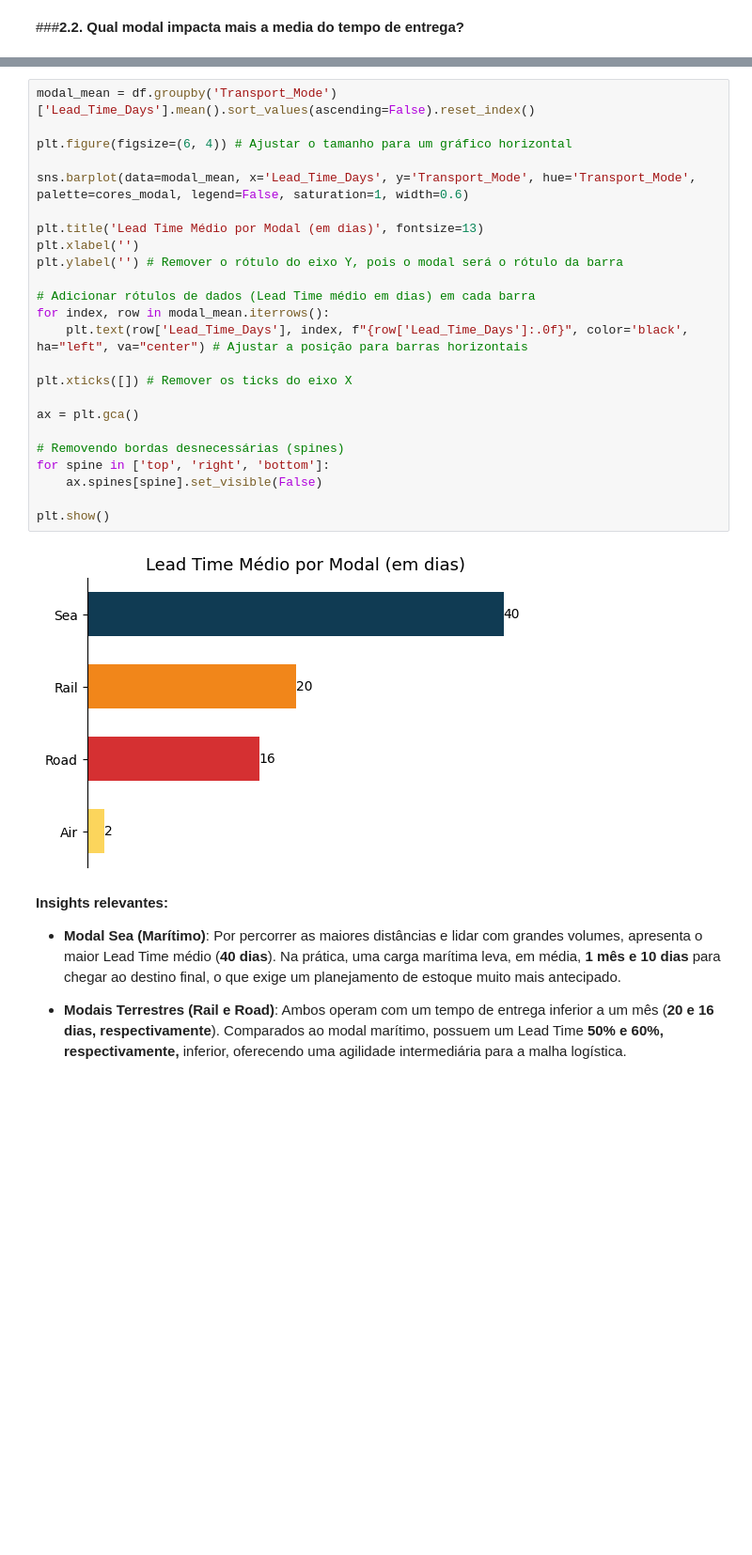
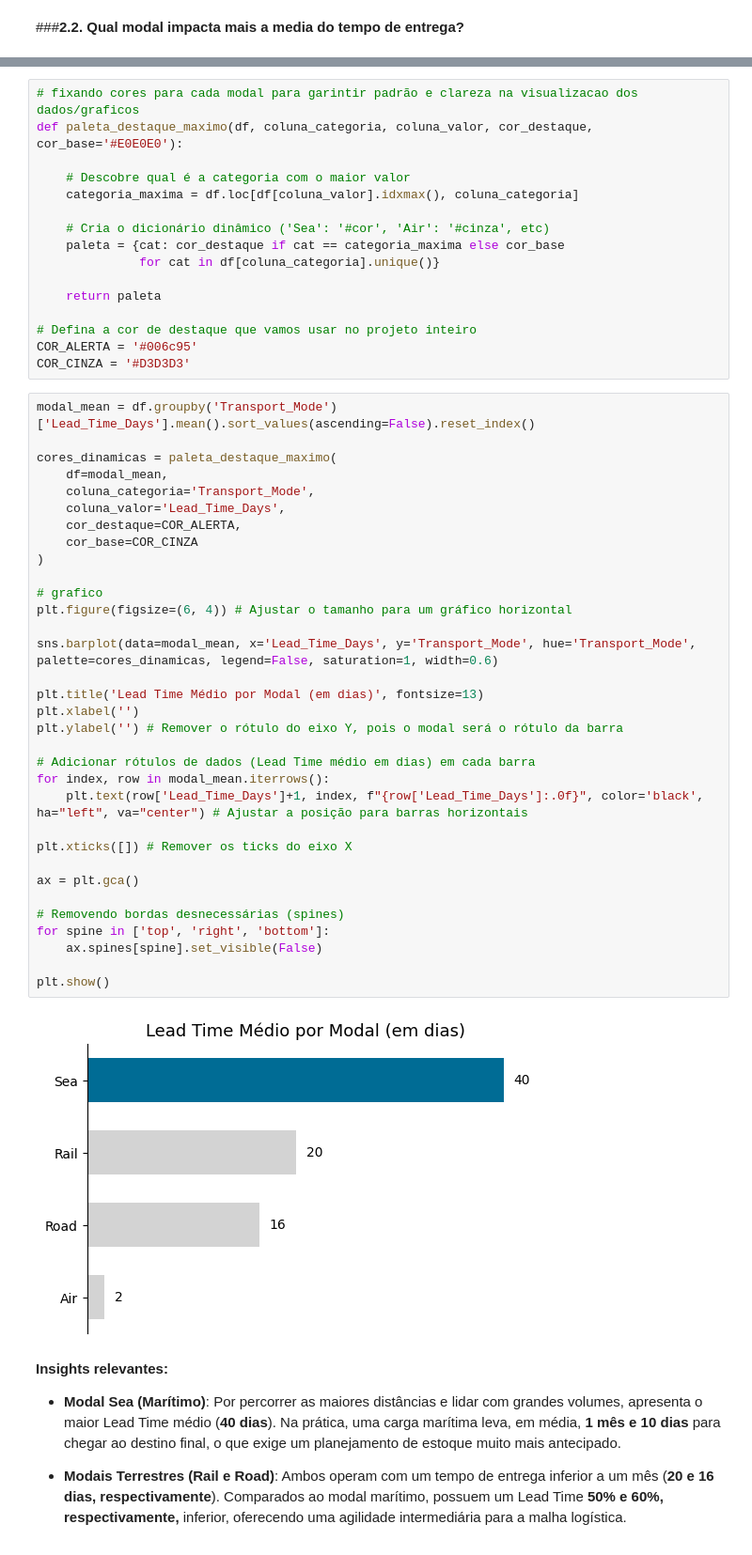
Before and after one commit to juliafarah/MVP_Data_Analysis, a Jupyter notebook: MVP_Data_Analysis.ipynb, the cells around one changed output, grey strips where cells are left out. Shown at 94% size. Drawn from its saved outputs; the diff is of its cells as text; blank space fills up the shorter version.

```diff
--- a/MVP_Data_Analysis.ipynb
+++ b/MVP_Data_Analysis.ipynb
@@ -476,29 +468,54 @@ cores_modal = {
+# %%
+# fixando cores para cada modal para garintir padrão e clareza na visualizacao dos dados/graficos
+def paleta_destaque_maximo(df, coluna_categoria, coluna_valor, cor_destaque, cor_base='#E0E0E0'):
+
+    # Descobre qual é a categoria com o maior valor
+    categoria_maxima = df.loc[df[coluna_valor].idxmax(), coluna_categoria]
+
+    # Cria o dicionário dinâmico ('Sea': '#cor', 'Air': '#cinza', etc)
+    paleta = {cat: cor_destaque if cat == categoria_maxima else cor_base
+              for cat in df[coluna_categoria].unique()}
+
+    return paleta
+
+# Defina a cor de destaque que vamos usar no projeto inteiro
+COR_ALERTA = '#006c95'
+COR_CINZA = '#D3D3D3'
 # %%
 modal_mean = df.groupby('Transport_Mode')['Lead_Time_Days'].mean().sort_values(ascending=False).reset_index()
 
+cores_dinamicas = paleta_destaque_maximo(
+    df=modal_mean,
+    coluna_categoria='Transport_Mode',
+    coluna_valor='Lead_Time_Days',
+    cor_destaque=COR_ALERTA,
+    cor_base=COR_CINZA
+)
+
+# grafico
 plt.figure(figsize=(6, 4)) # Ajustar o tamanho para um gráfico horizontal
 
-sns.barplot(data=modal_mean, x='Lead_Time_Days', y='Transport_Mode', hue='Transport_Mode', palette=cores_modal, legend=False, saturation=1, width=0.6)
+sns.barplot(data=modal_mean, x='Lead_Time_Days', y='Transport_Mode', hue='Transport_Mode', palette=cores_dinamicas, legend=False, saturation=1, width=0.6)
 
 plt.title('Lead Time Médio por Modal (em dias)', fontsize=13)
 plt.xlabel('')
 plt.ylabel('') # Remover o rótulo do eixo Y, pois o modal será o rótulo da barra
 
 # Adicionar rótulos de dados (Lead Time médio em dias) em cada barra
 for index, row in modal_mean.iterrows():
-    plt.text(row['Lead_Time_Days'], index, f"{row['Lead_Time_Days']:.0f}", color='black', ha="left", va="center") # Ajustar a posição para barras horizontais
+    plt.text(row['Lead_Time_Days']+1, index, f"{row['Lead_Time_Days']:.0f}", color='black', ha="left", va="center") # Ajustar a posição para barras horizontais
 
 plt.xticks([]) # Remover os ticks do eixo X
 
 ax = plt.gca()
 
 # Removendo bordas desnecessárias (spines)
 for spine in ['top', 'right', 'bottom']:
     ax.spines[spine].set_visible(False)
 
 plt.show()
 # %% [output]
-[figure, old version]
+[figure, new version]
 # %% [markdown]
 **Insights relevantes:**
 
```
Also changed, not shown: parts of 12 cells of this notebook.
